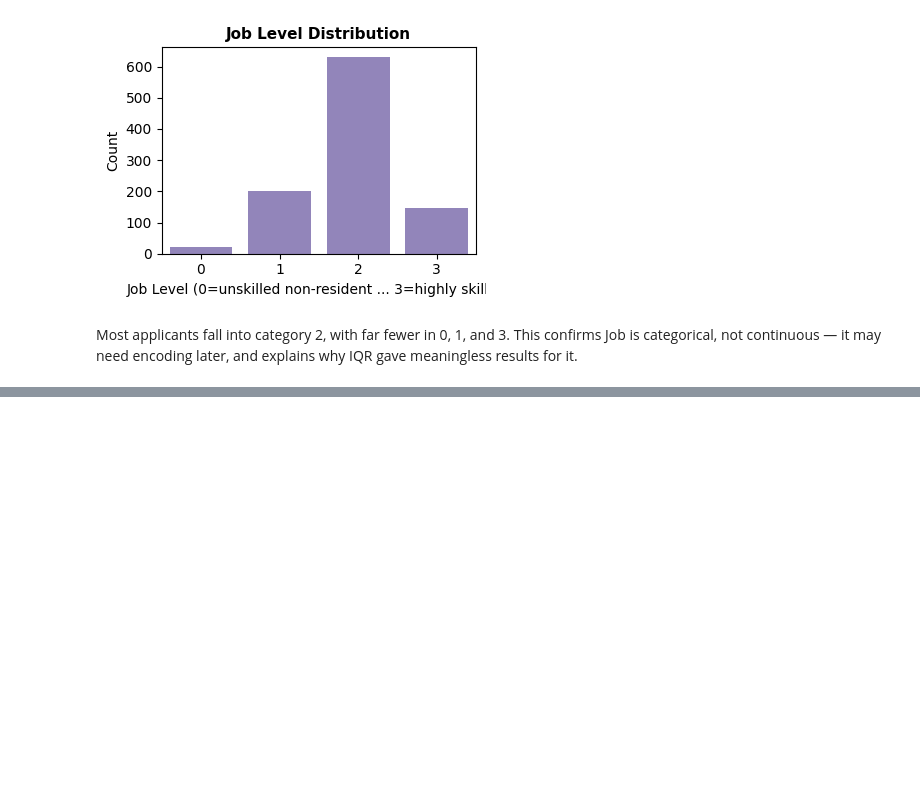
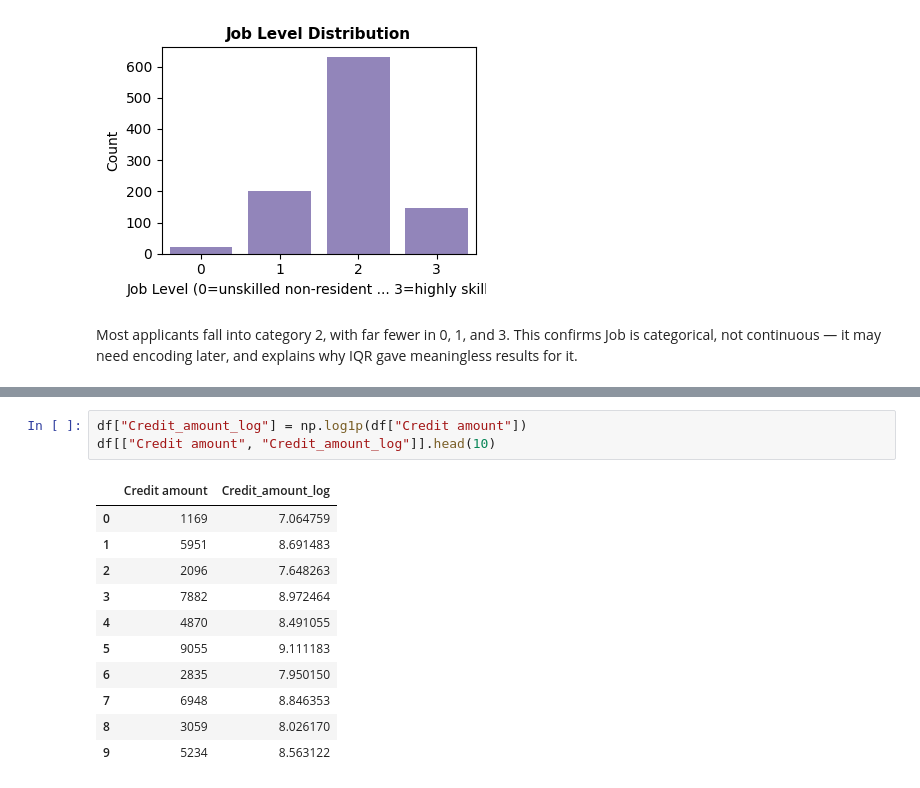
Before and after one commit to saraalmazroa/-IT326-DataMining-Project-, a Jupyter notebook: Phase2.ipynb, the cells around one changed output, grey strips where cells are left out. Cells and saved outputs as stored; diff of their text form; blank space fills up the shorter version.

```diff
--- a/Phase2.ipynb
+++ b/Phase2.ipynb
@@ -88,0 +137,15 @@ Most applicants fall into category 2, with far fewer in 0, 1, and 3. This confir
+# %%
+df["Credit_amount_log"] = np.log1p(df["Credit amount"])
+df[["Credit amount", "Credit_amount_log"]].head(10)
+# %% [output]
+|  | Credit amount | Credit_amount_log |
+| 0 | 1169 | 7.064759 |
+| 1 | 5951 | 8.691483 |
+| 2 | 2096 | 7.648263 |
+| 3 | 7882 | 8.972464 |
+| 4 | 4870 | 8.491055 |
+| 5 | 9055 | 9.111183 |
+| 6 | 2835 | 7.950150 |
+| 7 | 6948 | 8.846353 |
+| 8 | 3059 | 8.026170 |
+| 9 | 5234 | 8.563122 |
```
Also changed, not shown: parts of 10 cells of this notebook.
